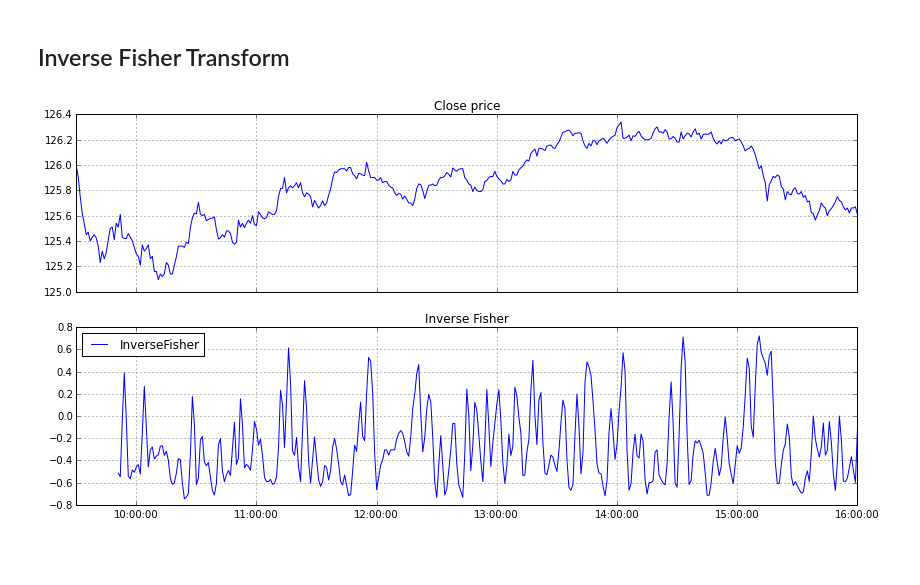
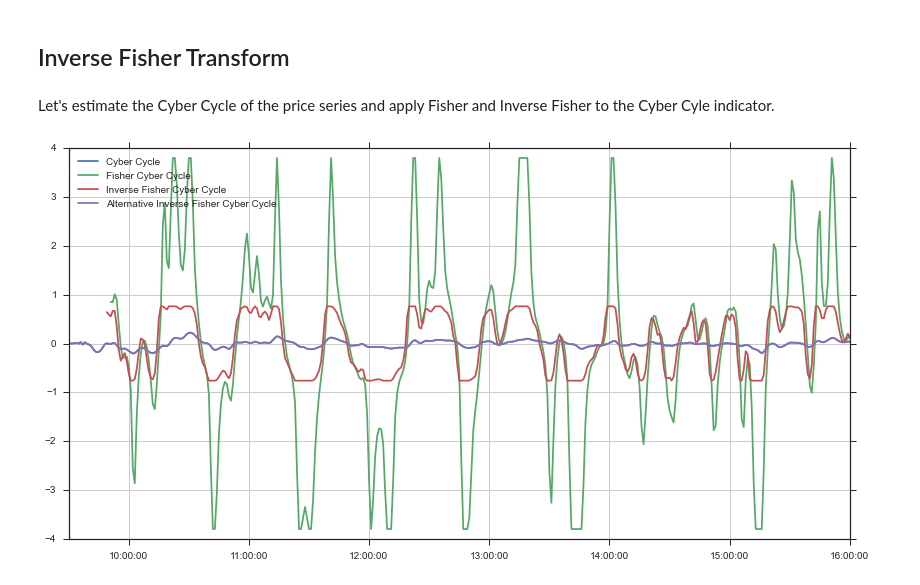
Before and after one commit to Jay-Jay-D/cybernetics_lectures, a Jupyter notebook: Fisher.ipynb, the cells around one changed output. Cells and saved outputs as stored; diff of their text form; code cells hidden in the pictures; blank space fills up the shorter version.

```diff
--- a/Fisher.ipynb
+++ b/Fisher.ipynb
@@ -83,12 +78,40 @@ df_fisher_inverse = fisher_inverse(df, norm_window)
-# %%
-f, axarr = plt.subplots(2, sharex=True)
-x = df.index
-axarr[0].plot(x, data.CLOSE)
-axarr[0].set_title('Close price')
-axarr[0].grid()
-axarr[1].plot(x, df_fisher_inverse, label='InverseFisher')
-axarr[1].legend(loc='upper left')
-axarr[1].set_title('Inverse Fisher')
-axarr[1].grid()
-# %% [output]
-[figure, removed]
+# %%
+def cyber_cycle(na_series):
+    smooth = np.zeros(len(na_series))
+    cycle = np.zeros(len(na_series))
+    trigger = np.zeros(len(na_series))
+
+    smooth[:3] = na_series[:3]
+
+    for n in range(3, len(na_series)):
+        smooth[n] = (na_series[n] + 2 * na_series[n-1] + 2 * na_series[n-2] + \
+        na_series[n-3]) / 6
+        if n < 10:
+            cycle[n] = (na_series[n] - 2 * na_series[n-1] + na_series[n-2]) / 4
+        else:
+            cycle[n] = a_ * (smooth[n] - 2 * smooth[n-1] + smooth[n-2]) + \
+                       2 * b_ * cycle[n-1] - (b_ ** 2) * cycle[n-2]
+        trigger[n] = cycle[n-1]
+    return list([cycle, trigger])
+# %% [markdown]
+Let's estimate the Cyber Cycle of the price series and apply Fisher and Inverse Fisher to the Cyber Cyle indicator.
+# %%
+alpha = 0.07
+a_ = (1 - 0.5 * alpha) ** 2
+b_ = 1 - alpha
+
+cycle, trigger = cyber_cycle(price)
+
+FCC = fisher(pd.Series(ccycle))
+IFCC = fisher_inverse(pd.Series(ccycle))
+# Estimate an alternative Inverse Fisher without normalization.
+alt_IFCC = df_inverse_fisher = (np.exp(2*ccycle) - 1) / (np.exp(2*ccycle) + 1)
+
+plt.plot(time, ccycle, label='Cyber Cycle')
+plt.plot(time, FCC, label='Fisher Cyber Cycle')
+plt.plot(time, IFCC, label='Inverse Fisher Cyber Cycle')
+plt.plot(time, alt_IFCC, label='Alternative Inverse Fisher Cyber Cycle')
+plt.legend(loc='upper left')
+plt.grid()
+# %% [output]
+[figure, added]
```
Also changed, not shown: parts of 21 cells of this notebook, 4 other files.
